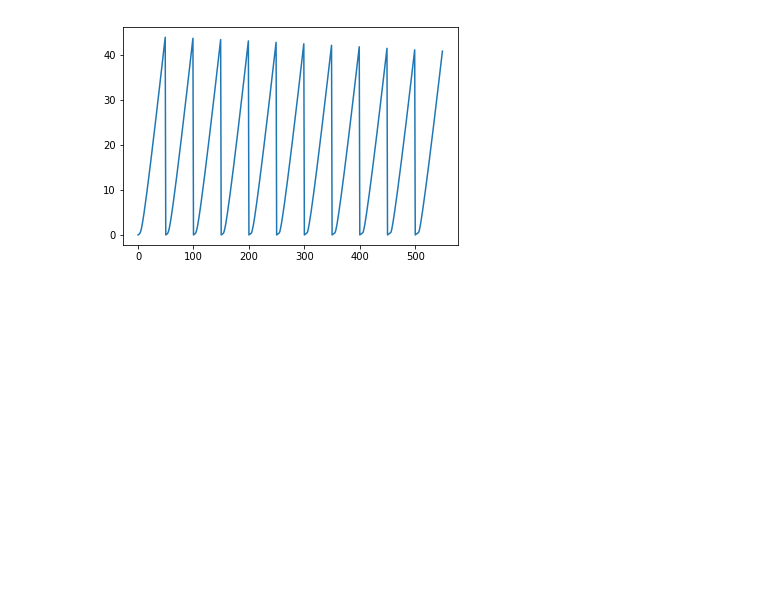
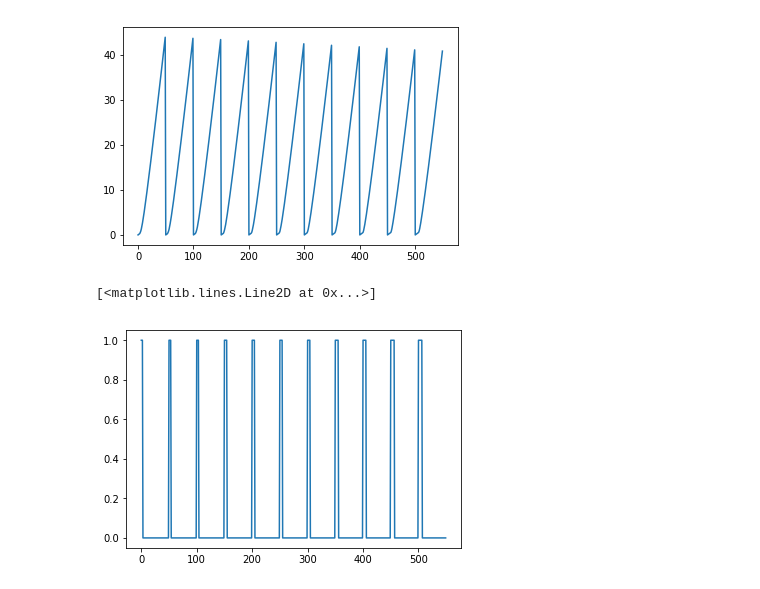
Before and after one commit to EricHuang49/BootCamp2019, a Jupyter notebook: ProblemSets/Econ/Week4/Firm_Dynamics/Firm_Entry_Exit.ipynb, the cells around one changed output. Saved outputs shown, nothing was run; the diff lists cells and outputs as text; code cells hidden in the pictures; blank space fills up the shorter version.

```diff
--- a/ProblemSets/Econ/Week4/Firm_Dynamics/Firm_Entry_Exit.ipynb
+++ b/ProblemSets/Econ/Week4/Firm_Dynamics/Firm_Entry_Exit.ipynb
@@ -154,13 +171,13 @@ def euler_solvek(kp,ikp,gk,w,ν,θ,β,φ,δ,ϵ,iϵ):
         k = kp / (1/φ * (β*E_Vk-1) + 1-δ)
     else:
         k = 0
-
     return k
 
-# Endogenous grid method for incumbent firm's decision rules
+# Endogenous grid method for incumbent firm's decision rules (doesn't work very well)
 def EGM(cf,w,k_grid,parameters,ϵ):
     ν,θ,δ,φ,tol = parameters
     π = lambda ν,θ,ϵ,w,k: math.exp(ϵ)*k**θ*n_star(ν,θ,ϵ,w,k)**ν-w*n_star(ν,θ,ϵ,w,k)
+    v_kp0 = lambda k,ν,θ,δ,φ,β,ϵ_curr,w,ev0,v0: π(ν,θ,ϵ_curr,w,k)+(1-δ)*k-φ/2*(1-δ)**2*k+β*ev0 - v0
 
     nϵ,nk = len(ϵ.state_values),len(k_grid)
     max_diff = np.inf
@@ -168,7 +185,7 @@ def EGM(cf,w,k_grid,parameters,ϵ):
 
     # Guess value functions
     V_e = (1-δ)*np.ones((nϵ,1)).dot(k_grid.T).reshape(nϵ*nk,1)
-    V_tilde = V_e + np.ones((nϵ,1)).dot(np.linspace(-.1,.1,nk).reshape(1,nk)).reshape(nϵ*nk,1)
+    V_tilde = V_e + np.ones((nϵ,1)).dot(np.linspace(.1,.2,nk).reshape(1,nk)).reshape(nϵ*nk,1)
     V = np.maximum(V_tilde-cf,V_e)
 
     # Guess a policy function of k' defined on the original grid
@@ -190,11 +207,12 @@ def EGM(cf,w,k_grid,parameters,ϵ):
             ev_interp = interpolate.interp1d(k_grid.reshape(nk,),ev[grid_range].reshape(nk,),fill_value='extrapolate')
 
             # Iterate over k'
-            ik_cutoff = -np.inf
+            ik_cutoff = 0
             for ikp,kp in enumerate(k_grid):
                 idxp = iϵ*nk + ikp
                 k = euler_solvek(kp,ikp,gk,w,ν,θ,β,φ,δ,ϵ,iϵ)
                 k_end[idxp] = k
+
                 if k != 0:
                     V_tilde_end[idxp] = π(ν,θ,ϵ_curr,w,k) - (kp-(1-δ)*k) - φ/2*(kp/k-(1-δ))**2 *k + β*ev_interp(k)
                 else:
@@ -203,8 +221,8 @@ def EGM(cf,w,k_grid,parameters,ϵ):
                 if V_tilde_end[idxp] - cf < (1-δ)*k:
                     ik_cutoff = ikp
 
-            V_tilde_end_interp = interpolate.interp1d(k_end[grid_range].reshape(nk,),V_tilde_end[grid_range].reshape(nk,),fill_value='extrapolate')
-            gk_interp = interpolate.interp1d(k_end[grid_range].reshape(nk,),k_grid.reshape(nk,),fill_value='extrapolate')
+            V_tilde_end_interp = interpolate.interp1d(k_end[grid_range].reshape(nk,),V_tilde_end[grid_range].reshape(nk,),fill_value='extrapolate',assume_sorted=False)
+            gk_interp = interpolate.interp1d(k_end[grid_range].reshape(nk,),k_grid.reshape(nk,),fill_value='extrapolate',assume_sorted=False)
             for ik,k in enumerate(k_grid):
                 idx = iϵ*nk + ik
                 V_tilde_new[idx] = V_tilde_end_interp(k)
@@ -252,3 +270,8 @@ plt.plot(V2)
 # %% [output]
 [<matplotlib.lines.Line2D at 0x...>]
 [figure]
+# %%
+plt.plot(ge2)
+# %% [output]
+[<matplotlib.lines.Line2D at 0x...>]
+[figure, added]
```
Also changed, not shown: parts of 7 cells of this notebook, 1 other file.
